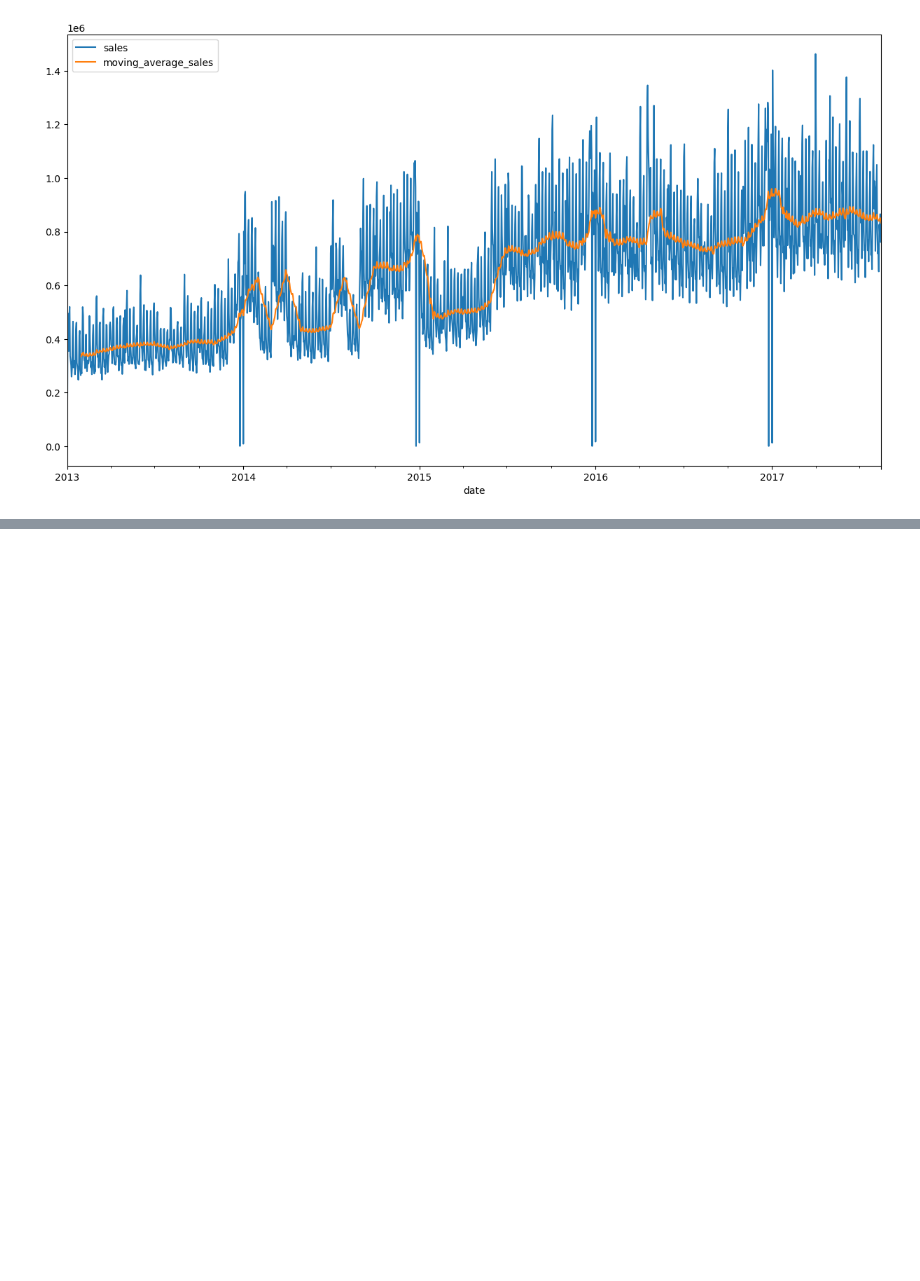
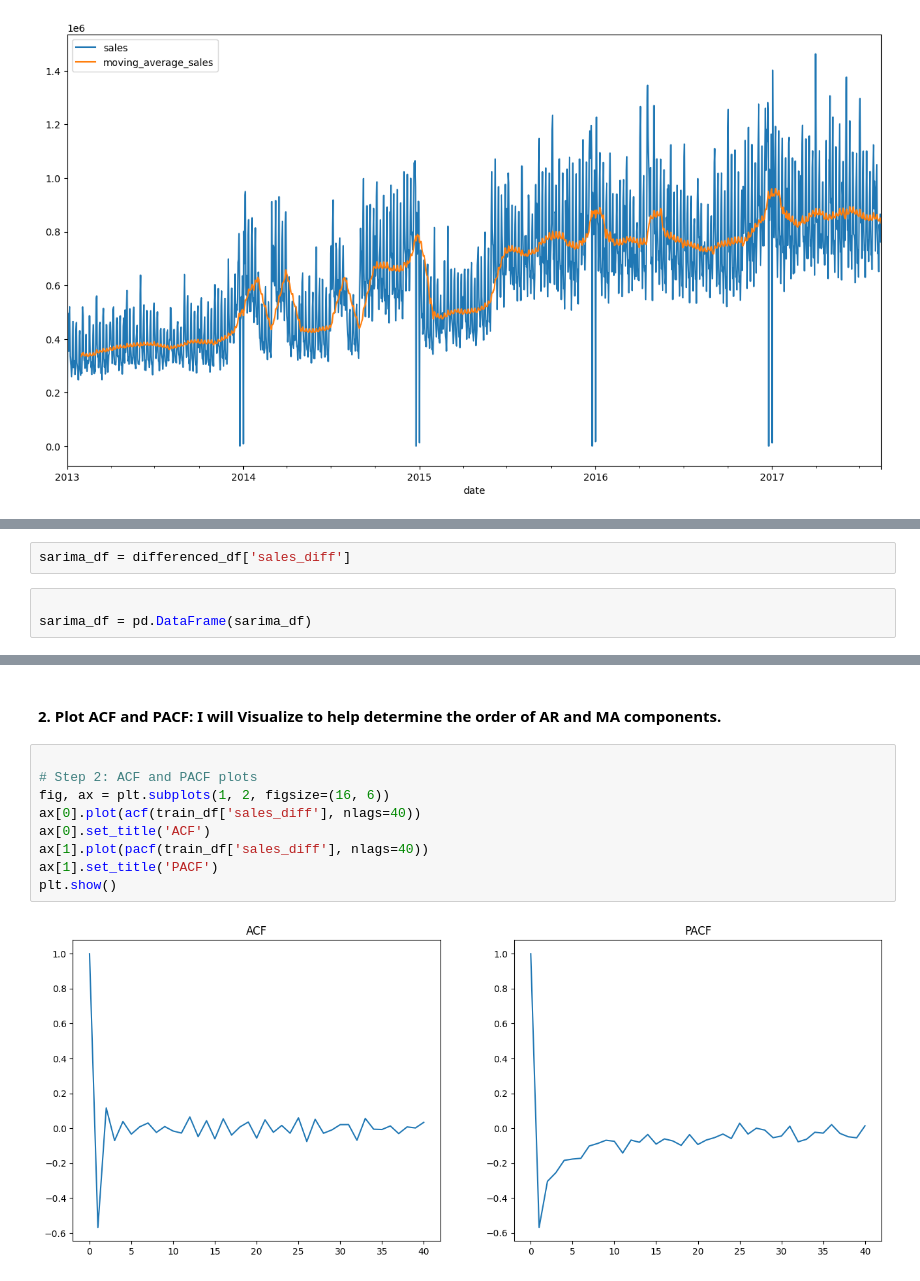
Before and after one commit to OngomaElias/A-Time-Series-Regression-Favorita, a Jupyter notebook: Notebook/Main.ipynb, the cells around one changed output, grey strips where cells are left out. Drawn from its saved outputs; the diff is of its cells as text; blank space fills up the shorter version.

```diff
--- a/Notebook/Main.ipynb
+++ b/Notebook/Main.ipynb
@@ -2530,0 +2538,5 @@ sum_daily_sales_df.plot()
+# %%
+sarima_df = differenced_df['sales_diff']
+# %%
+
+sarima_df = pd.DataFrame(sarima_df)
@@ -2530,0 +2674,13 @@ sum_daily_sales_df.plot()
+# %% [markdown]
+#### 2. Plot ACF and PACF: I will Visualize to help determine the order of AR and MA components.
+# %%
+
+# Step 2: ACF and PACF plots
+fig, ax = plt.subplots(1, 2, figsize=(16, 6))
+ax[0].plot(acf(train_df['sales_diff'], nlags=40))
+ax[0].set_title('ACF')
+ax[1].plot(pacf(train_df['sales_diff'], nlags=40))
+ax[1].set_title('PACF')
+plt.show()
+# %% [output]
+[figure, added]
```
Also changed, not shown: parts of 33 cells of this notebook.
